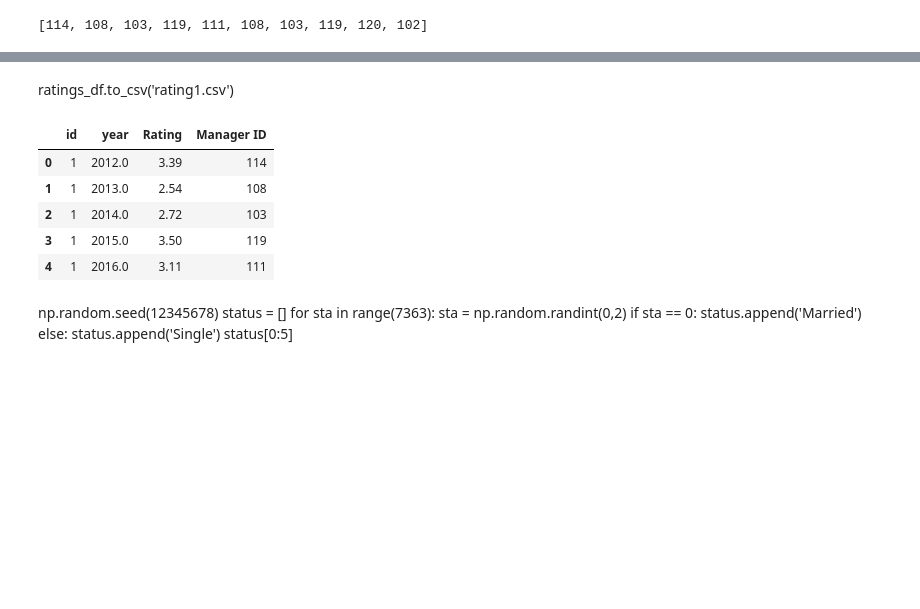
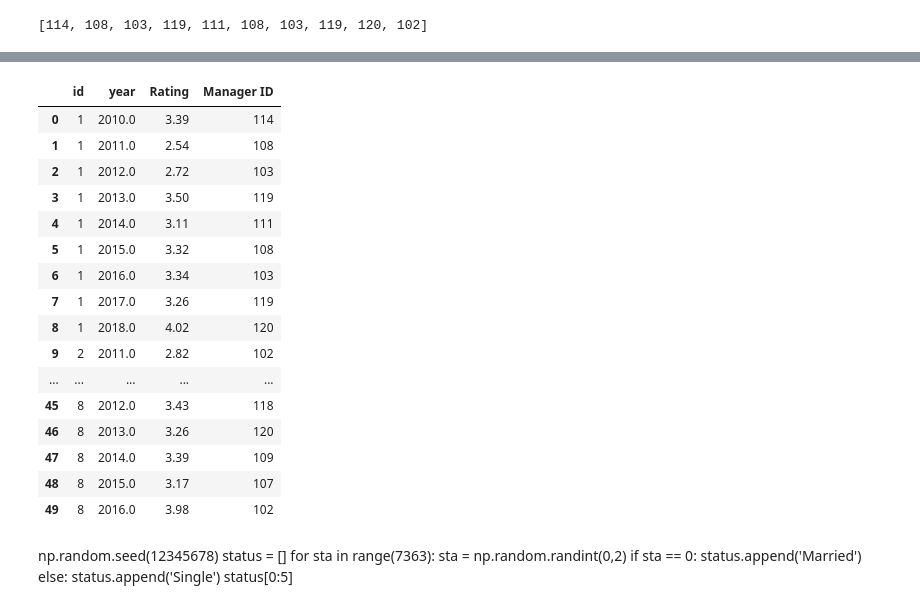
Before and after one commit to vrc-vinodh/mock-data-generation, a Jupyter notebook: complete.ipynb, the cells around one changed output, grey strips where cells are left out. Cells and saved outputs as stored; diff of their text form; code cells hidden in the pictures; blank space fills up the shorter version.

```diff
--- a/complete.ipynb
+++ b/complete.ipynb
@@ -207,10 +207,10 @@ dob_day = [ randint(1,28) for k in range(1000)]
 # %%
 dict_p = {"id":id, "Race":racecategory, "Homecity":homecity, "Nationality":nationality,
           "Gender":gendercategory, "dob_year":dob_year,"dob_month":dob_month,"dob_day":dob_day}
-final_personal_details = pd.DataFrame(dict_p)
-final_personal_details = final_personal_details.sort_values(["id"],axis=0, ascending=True)
-final_personal_details = final_personal_details.reset_index(drop=True)
-final_personal_details.head(15)
+personal_details = pd.DataFrame(dict_p)
+personal_details = personal_details.sort_values(["id"],axis=0, ascending=True)
+personal_details = personal_details.reset_index(drop=True)
+personal_details.head(15)
 # %% [output]
 |  | id | Race | Homecity | Nationality | Gender | dob_year | dob_month | dob_day |
 | 0 | 1 | White Americans | Chicago | American | Female | 1975 | 9 | 3 |
@@ -233,6 +233,8 @@ final_personal_details.to_csv('personal_details.csv',index=False)
 # %% [markdown]
 personal_details = final_personal_details.copy()
 personal_details['nd2'] = nd2
+# %%
+personal_details['nd2'] =nd2
 # %%
 random.seed(17859)
 personal_details['edu_start'] = personal_details['dob_year'] + 16
@@ -1408,14 +1397,14 @@ indexes
 # %%
 np.random.seed(1234567)
 X = get_truncated_normal(mean=3.75, sd=0.5, low=1, upp=5)
-rating = np.round_(X.rvs(8066),2)
+rating = np.round_(X.rvs(7431),2)
 rating = rating.tolist()
 rating[0:10]
 # %% [output]
 [3.39, 2.54, 2.72, 3.5, 3.11, 3.32, 3.34, 3.26, 4.02, 2.82]
 # %%
 random.seed(1234567)
-m_id = [random.randint(101,124) for x in range(8066)]
+m_id = [random.randint(101,124) for x in range(7431)]
 m_id[0:10]
 # %% [output]
 [114, 108, 103, 119, 111, 108, 103, 119, 120, 102]
@@ -1434,17 +1434,26 @@ ratings_df.head()
-# %% [markdown]
-ratings_df.to_csv('rating1.csv')
 # %%
 ratings_df.reset_index(inplace=True)
 # %%
 ratings_df.columns =['id','year','Rating','Manager ID']
-ratings_df.head()
+ratings_df.head(50)
 # %% [output]
 |  | id | year | Rating | Manager ID |
-| 0 | 1 | 2012.0 | 3.39 | 114 |
-| 1 | 1 | 2013.0 | 2.54 | 108 |
-| 2 | 1 | 2014.0 | 2.72 | 103 |
-| 3 | 1 | 2015.0 | 3.50 | 119 |
-| 4 | 1 | 2016.0 | 3.11 | 111 |
+| 0 | 1 | 2010.0 | 3.39 | 114 |
+| 1 | 1 | 2011.0 | 2.54 | 108 |
+| 2 | 1 | 2012.0 | 2.72 | 103 |
+| 3 | 1 | 2013.0 | 3.50 | 119 |
+| 4 | 1 | 2014.0 | 3.11 | 111 |
+| 5 | 1 | 2015.0 | 3.32 | 108 |
+| 6 | 1 | 2016.0 | 3.34 | 103 |
+| 7 | 1 | 2017.0 | 3.26 | 119 |
+| 8 | 1 | 2018.0 | 4.02 | 120 |
+| 9 | 2 | 2011.0 | 2.82 | 102 |
+| ... | ... | ... | ... | ... |
+| 45 | 8 | 2012.0 | 3.43 | 118 |
+| 46 | 8 | 2013.0 | 3.26 | 120 |
+| 47 | 8 | 2014.0 | 3.39 | 109 |
+| 48 | 8 | 2015.0 | 3.17 | 107 |
+| 49 | 8 | 2016.0 | 3.98 | 102 |
 # %%
 ratings_df.to_csv('rating.csv',index=False)
 # %% [markdown]
```
Also changed, not shown: parts of 36 cells of this notebook.
